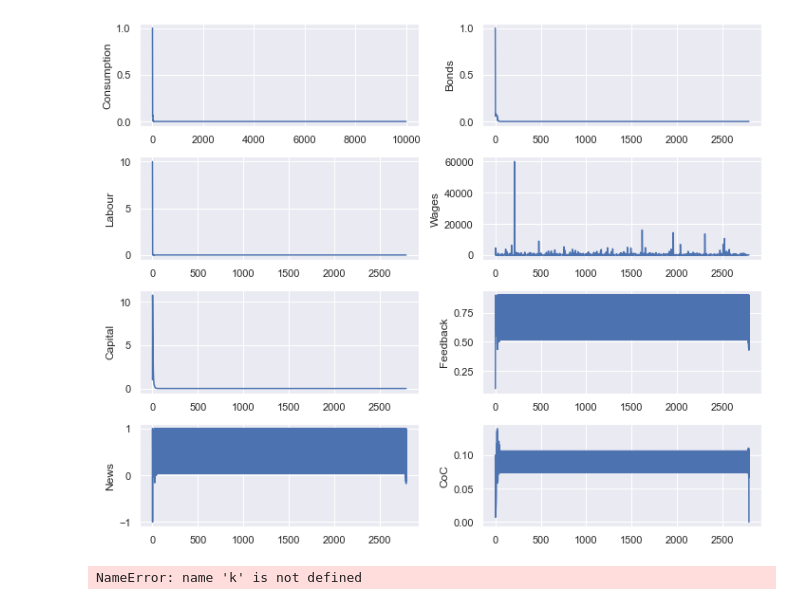
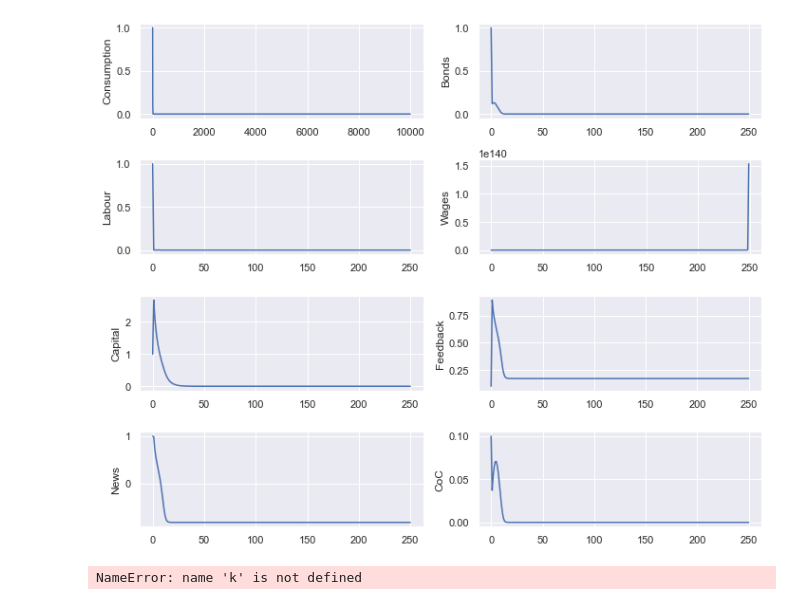
Before and after one commit to KarlNaumann/DynamicDSGE, a Jupyter notebook: solow_model.ipynb, the cells around one changed output. Cells and saved outputs as stored; diff of their text form; code cells hidden in the pictures.

```diff
--- a/solow_model.ipynb
+++ b/solow_model.ipynb
@@ -91,54 +91,54 @@ def simulate(start: np.ndarray, p: dict, t_end: float = 1e3):
     return pd.DataFrame(x, columns=cols)
 # %%
 # SET PARAMETERS
-alpha = 0.2
-m = 1e1
+alpha = 0.9
+m = 1e0
 params = dict(
     etaZ=0, sigmaZ=1.0, zbar=1,
     inflation=0.01, interest=0.01,
     k0=0.0, xmin=0.1, xmax=0.9, theta=10,
-    c1=1.1, c2=-m*(1-alpha), c3=-m*alpha,
+    c1=1.1, c2=m*(1-alpha), c3=m*alpha,
     depreciation=0.2, gamma=1
 )
 
 # INITIAL VALUES
 start = dict(
     z=1, k=1, news=1,
-    cons=1, labour=10, bonds=1,
+    cons=1, labour=1, bonds=1,
     feedback=0.1, wage=1, xi=1, r=0.1
 )
 start = np.array([v for _,v in start.items()])
 
 T = 1e4
 np.random.seed(42)
 
 df = simulate(start, params, T)
 
 fig, axs= plt.subplots(ncols=2, nrows=4)
 axs[0,0].plot(df.consumption)
 axs[0,0].set_ylabel('Consumption')
 axs[0,1].plot(df.bond)
 axs[0,1].set_ylabel('Bonds')
 
 axs[1,0].plot(df.labour)
 axs[1,0].set_ylabel('Labour')
 axs[1,1].plot(df.wage)
 axs[1,1].set_ylabel('Wages')
 
 axs[2,0].plot(df.capital)
 axs[2,0].set_ylabel('Capital')
 axs[2,1].plot(df.feedback)
 axs[2,1].set_ylabel('Feedback')
 
 axs[3,0].plot(df.news)
 axs[3,0].set_ylabel('News')
 axs[3,1].plot(df.coc)
 axs[3,1].set_ylabel('CoC')
 fig.set_size_inches(10, 8)
 fig.tight_layout()
 plt.show()
 # %% [output]
-[figure, old version]
+[figure, new version]
 # %%
 T = 1000
 ### SET PARAMETERS (At what timescale? Annual?)###
```
